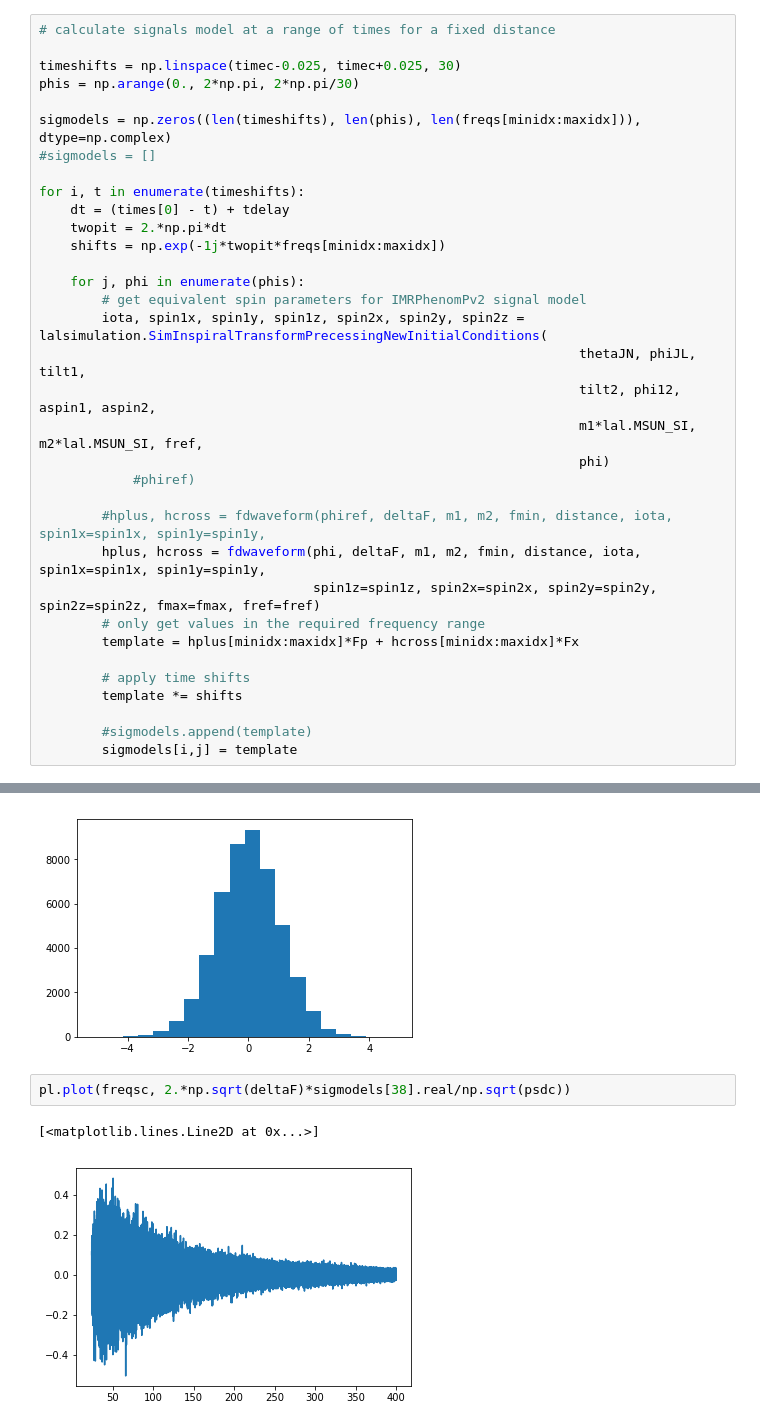
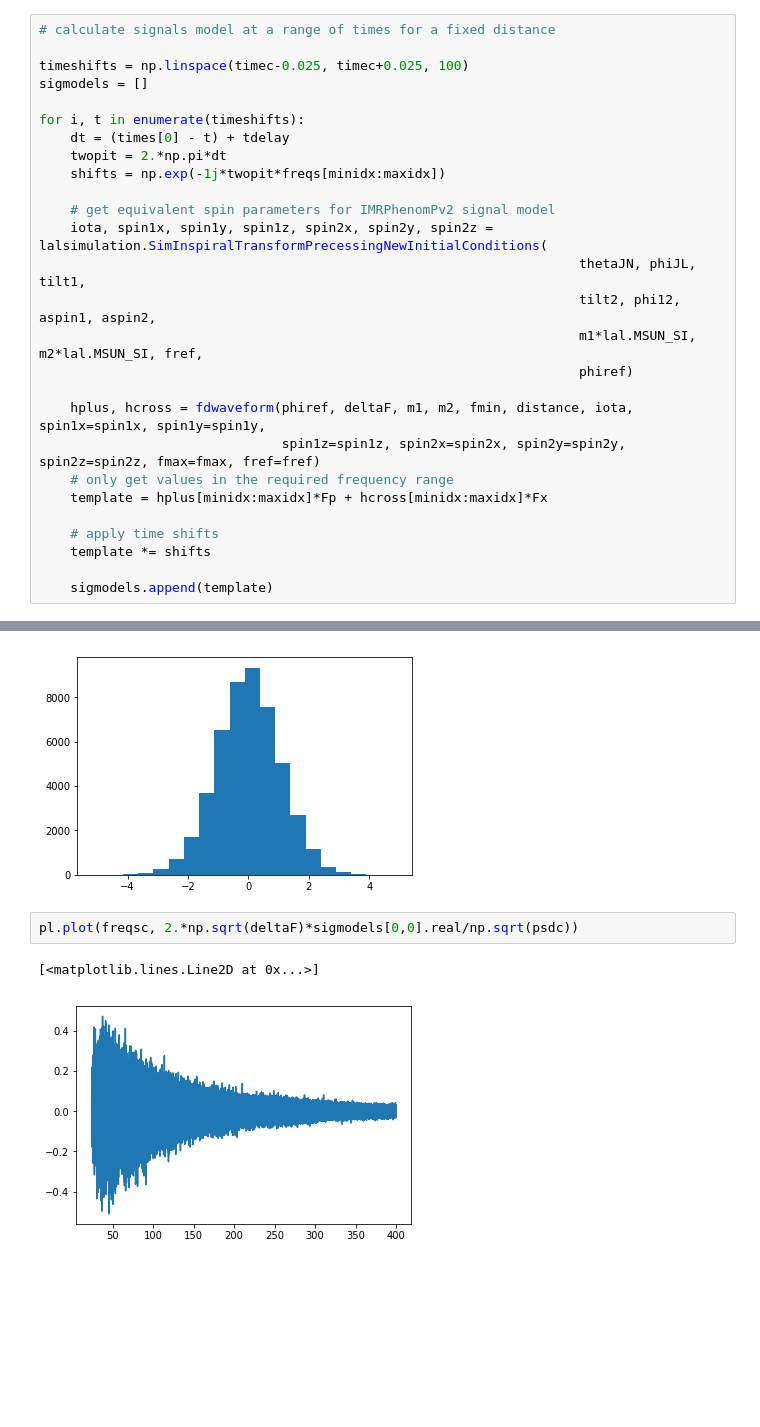
Before and after one commit to mattpitkin/gw_notebooks, a Jupyter notebook: EstimateDistance.ipynb, the cells around one changed output, grey strips where cells are left out. Drawn from its saved outputs; the diff is of its cells as text; blank space fills up the shorter version.

```diff
--- a/EstimateDistance.ipynb
+++ b/EstimateDistance.ipynb
@@ -248,37 +251,30 @@ for phi in phis:
 # %%
 # calculate signals model at a range of times for a fixed distance
 
-timeshifts = np.linspace(timec-0.025, timec+0.025, 30)
-phis = np.arange(0., 2*np.pi, 2*np.pi/30)
-
-sigmodels = np.zeros((len(timeshifts), len(phis), len(freqs[minidx:maxidx])), dtype=np.complex)
-#sigmodels = []
+timeshifts = np.linspace(timec-0.025, timec+0.025, 100)
+sigmodels = []
 
 for i, t in enumerate(timeshifts):
     dt = (times[0] - t) + tdelay
     twopit = 2.*np.pi*dt
     shifts = np.exp(-1j*twopit*freqs[minidx:maxidx])
 
-    for j, phi in enumerate(phis):
-        # get equivalent spin parameters for IMRPhenomPv2 signal model
-        iota, spin1x, spin1y, spin1z, spin2x, spin2y, spin2z = lalsimulation.SimInspiralTransformPrecessingNewInitialConditions(
+    # get equivalent spin parameters for IMRPhenomPv2 signal model
+    iota, spin1x, spin1y, spin1z, spin2x, spin2y, spin2z = lalsimulation.SimInspiralTransformPrecessingNewInitialConditions(
                                                                      thetaJN, phiJL, tilt1,
                                                                      tilt2, phi12, aspin1, aspin2,
                                                                      m1*lal.MSUN_SI, m2*lal.MSUN_SI, fref,
-                                                                     phi)
-            #phiref)
+                                                                     phiref)
 
-        #hplus, hcross = fdwaveform(phiref, deltaF, m1, m2, fmin, distance, iota, spin1x=spin1x, spin1y=spin1y,
-        hplus, hcross = fdwaveform(phi, deltaF, m1, m2, fmin, distance, iota, spin1x=spin1x, spin1y=spin1y,
-                                   spin1z=spin1z, spin2x=spin2x, spin2y=spin2y, spin2z=spin2z, fmax=fmax, fref=fref)
-        # only get values in the required frequency range
-        template = hplus[minidx:maxidx]*Fp + hcross[minidx:maxidx]*Fx
+    hplus, hcross = fdwaveform(phiref, deltaF, m1, m2, fmin, distance, iota, spin1x=spin1x, spin1y=spin1y,
+                               spin1z=spin1z, spin2x=spin2x, spin2y=spin2y, spin2z=spin2z, fmax=fmax, fref=fref)
+    # only get values in the required frequency range
+    template = hplus[minidx:maxidx]*Fp + hcross[minidx:maxidx]*Fx
 
-        # apply time shifts
-        template *= shifts
+    # apply time shifts
+    template *= shifts
 
-        #sigmodels.append(template)
-        sigmodels[i,j] = template
+    sigmodels.append(template)
 # %%
 # window and FFT the data
 # try LAL FFT
@@ -391,8 +377,8 @@ pl.hist(2.*np.sqrt(deltaF)*fdatac.real/np.sqrt(psdc), bins=20)
  <a list of 20 Patch objects>)
 [figure]
 # %%
-pl.plot(freqsc, 2.*np.sqrt(deltaF)*sigmodels[38].real/np.sqrt(psdc))
+pl.plot(freqsc, 2.*np.sqrt(deltaF)*sigmodels[0,0].real/np.sqrt(psdc))
 # %% [output]
 [<matplotlib.lines.Line2D at 0x...>]
-[figure, old version]
+[figure, new version]
 # %%
```
Also changed, not shown: parts of 7 cells of this notebook.
